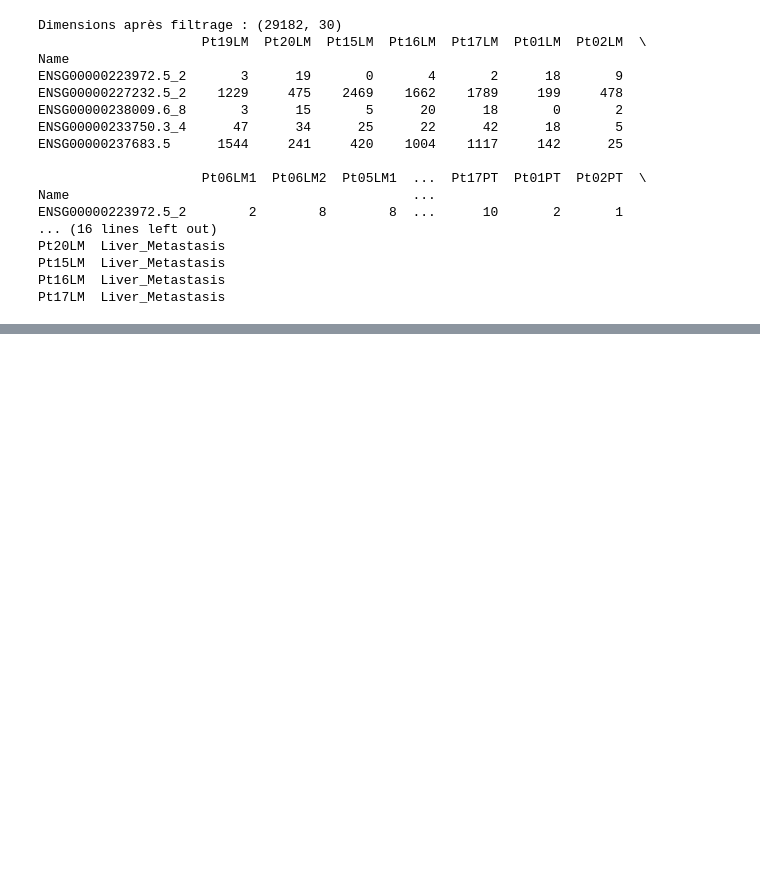
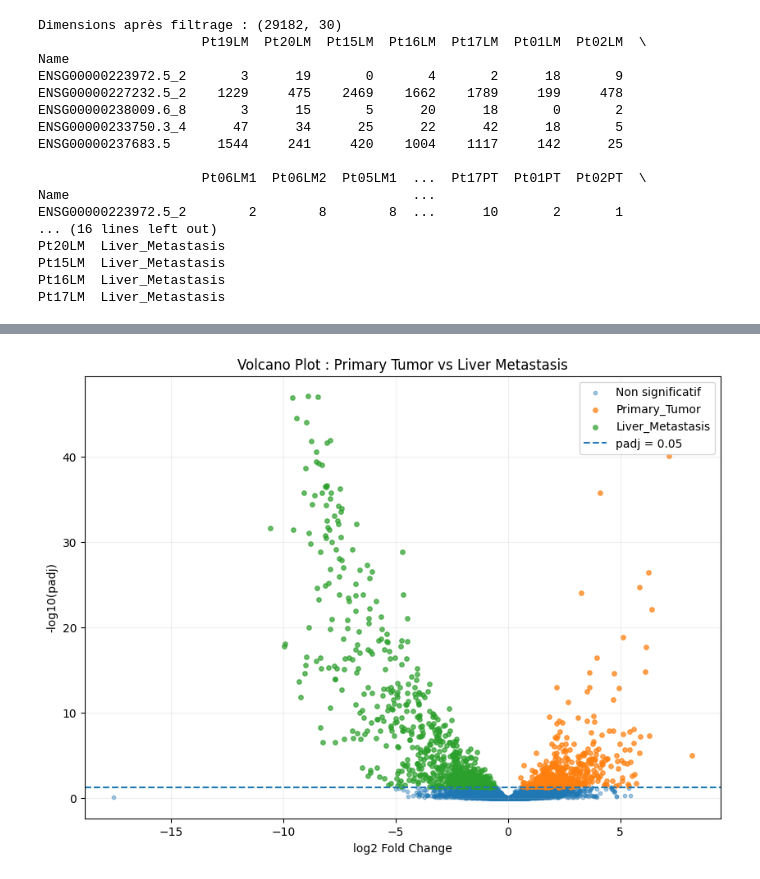
Before and after one commit to elmoukhtarmhaimid24-blip/stage-bioinfo-rnaseq, a Jupyter notebook: notebooks/02_GEO_Dataset_Preparation.ipynb, the cells around one changed output, grey strips where cells are left out. Drawn from its saved outputs; the diff is of its cells as text; code cells hidden in the pictures; blank space fills up the shorter version.

```diff
--- a/notebooks/02_GEO_Dataset_Preparation.ipynb
+++ b/notebooks/02_GEO_Dataset_Preparation.ipynb
@@ -693,0 +948,9 @@ Pt17LM  Liver_Metastasis
+# %%
+from pydeseq2.ds import DeseqStats
+
+stat_res = DeseqStats(
+    dds,
+    contrast=["Condition", "Primary_Tumor", "Liver_Metastasis"]
+)
+
+stat_res.summary()
@@ -693,0 +977,8 @@ Pt17LM  Liver_Metastasis
+# %%
+results = stat_res.results_df
+
+significant = results[
+    results["padj"] < 0.05
+]
+
+print("Nombre de gènes significatifs :", len(significant))
@@ -693,0 +1065,56 @@ Pt17LM  Liver_Metastasis
+# %%
+import matplotlib.pyplot as plt
+
+plt.figure(figsize=(10, 7))
+
+# Gènes non significatifs
+non_sig = results_plot["significance"] == "Non significatif"
+
+plt.scatter(
+    results_plot.loc[non_sig, "log2FoldChange"],
+    results_plot.loc[non_sig, "-log10_padj"],
+    alpha=0.4,
+    s=10,
+    label="Non significatif"
+)
+
+# Gènes plus exprimés dans Primary_Tumor
+primary = results_plot["significance"] == "Primary_Tumor"
+
+plt.scatter(
+    results_plot.loc[primary, "log2FoldChange"],
+    results_plot.loc[primary, "-log10_padj"],
+    alpha=0.7,
+    s=15,
+    label="Primary_Tumor"
+)
+
+# Gènes plus exprimés dans Liver_Metastasis
+metastasis = results_plot["significance"] == "Liver_Metastasis"
+
+plt.scatter(
+    results_plot.loc[metastasis, "log2FoldChange"],
+    results_plot.loc[metastasis, "-log10_padj"],
+    alpha=0.7,
+    s=15,
+    label="Liver_Metastasis"
+)
+
+# Ligne correspondant à padj = 0.05
+import numpy as np
+
+plt.axhline(
+    -np.log10(0.05),
+    linestyle="--",
+    label="padj = 0.05"
+)
+
+plt.xlabel("log2 Fold Change")
+plt.ylabel("-log10(padj)")
+plt.title("Volcano Plot : Primary Tumor vs Liver Metastasis")
+plt.legend()
+plt.grid(alpha=0.2)
+
+plt.show()
+# %% [output]
+[figure, added]
```
Also changed, not shown: parts of 43 cells of this notebook, 6 other files.
